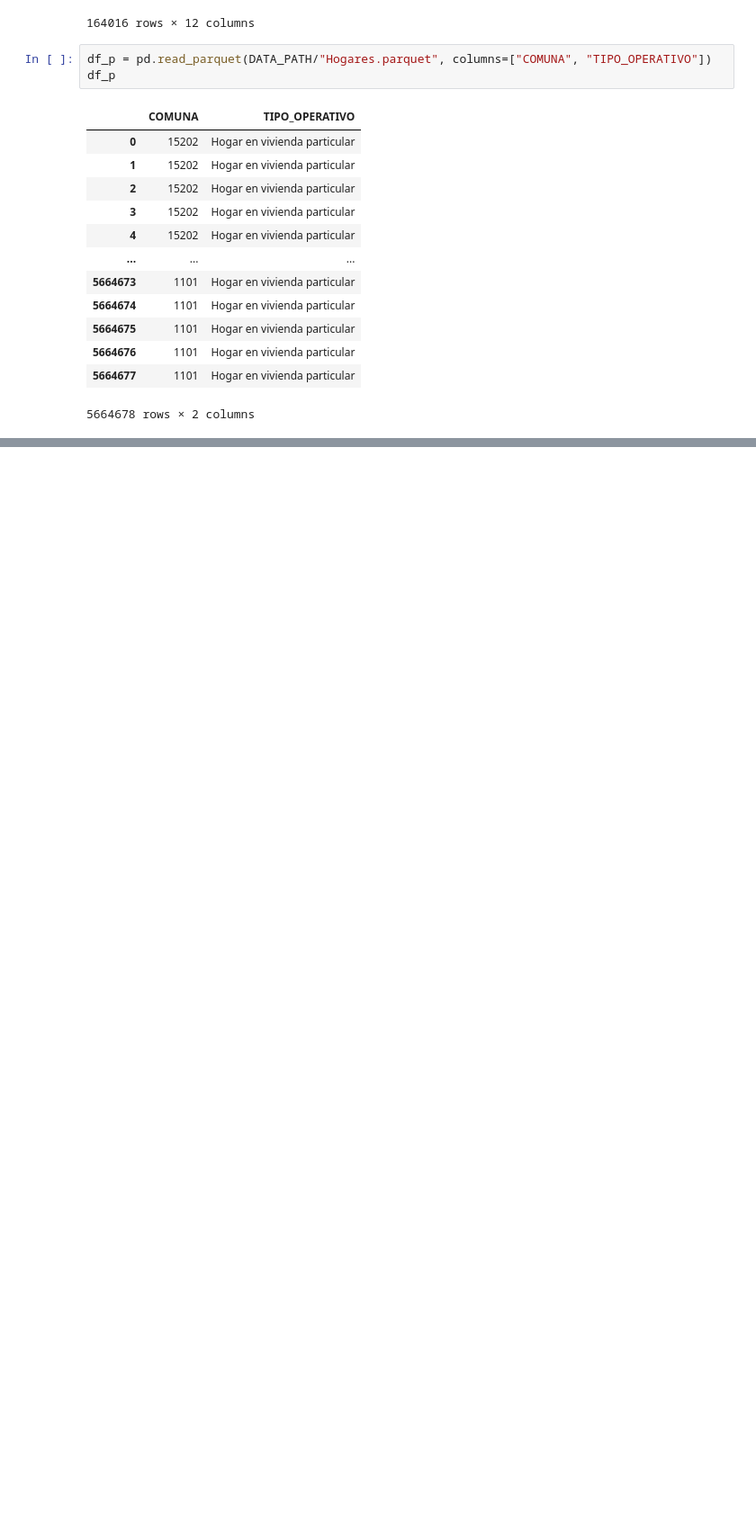
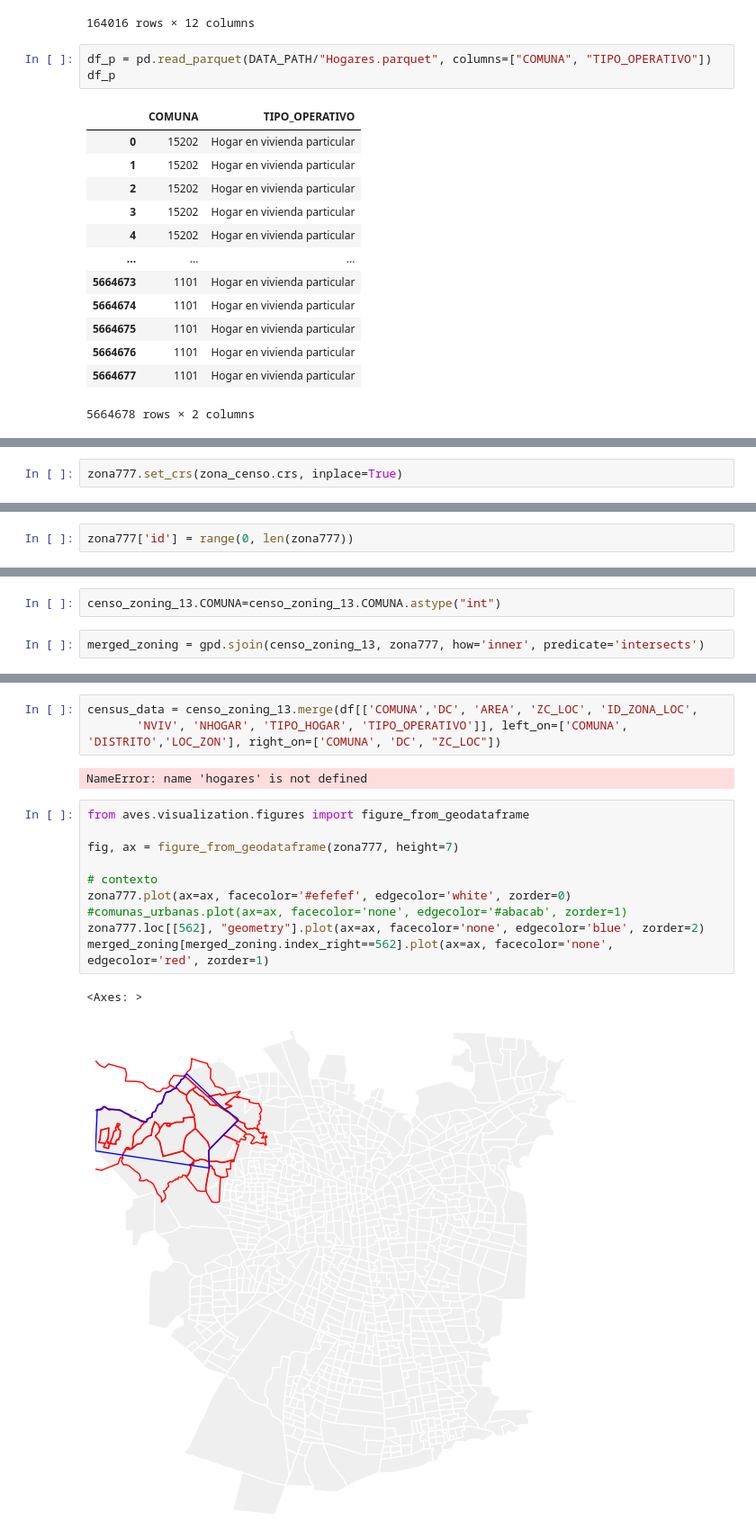
Before and after one commit to zorzalerrante/aves, a Jupyter notebook: pruebas.ipynb, the cells around one changed output, grey strips where cells are left out. Shown at 90% size. Cells and saved outputs as stored; diff of their text form; blank space fills up the shorter version.

```diff
--- a/pruebas.ipynb
+++ b/pruebas.ipynb
@@ -106,0 +632,2 @@ df_p
+# %%
+zona777.set_crs(zona_censo.crs, inplace=True)
@@ -106,0 +648,2 @@ df_p
+# %%
+zona777['id'] = range(0, len(zona777))
@@ -106,0 +654,4 @@ df_p
+# %%
+censo_zoning_13.COMUNA=censo_zoning_13.COMUNA.astype("int")
+# %%
+merged_zoning = gpd.sjoin(censo_zoning_13, zona777, how='inner', predicate='intersects')
@@ -106,0 +735,18 @@ df_p
+# %%
+census_data = censo_zoning_13.merge(df[['COMUNA','DC', 'AREA', 'ZC_LOC', 'ID_ZONA_LOC',
+       'NVIV', 'NHOGAR', 'TIPO_HOGAR', 'TIPO_OPERATIVO']], left_on=['COMUNA', 'DISTRITO','LOC_ZON'], right_on=['COMUNA', 'DC', "ZC_LOC"])
+# %% [output]
+NameError: name 'hogares' is not defined
+# %%
+from aves.visualization.figures import figure_from_geodataframe
+
+fig, ax = figure_from_geodataframe(zona777, height=7)
+
+# contexto
+zona777.plot(ax=ax, facecolor='#efefef', edgecolor='white', zorder=0)
+#comunas_urbanas.plot(ax=ax, facecolor='none', edgecolor='#abacab', zorder=1)
+zona777.loc[[562], "geometry"].plot(ax=ax, facecolor='none', edgecolor='blue', zorder=2)
+merged_zoning[merged_zoning.index_right==562].plot(ax=ax, facecolor='none', edgecolor='red', zorder=1)
+# %% [output]
+<Axes: >
+[figure, added]
```
Also changed, not shown: parts of 64 cells of this notebook, 1 other file.
